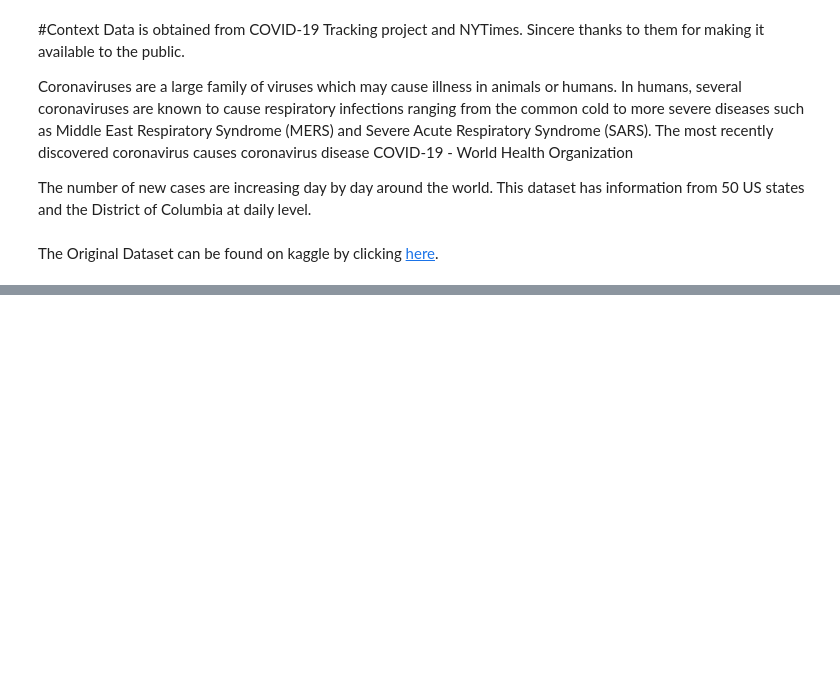
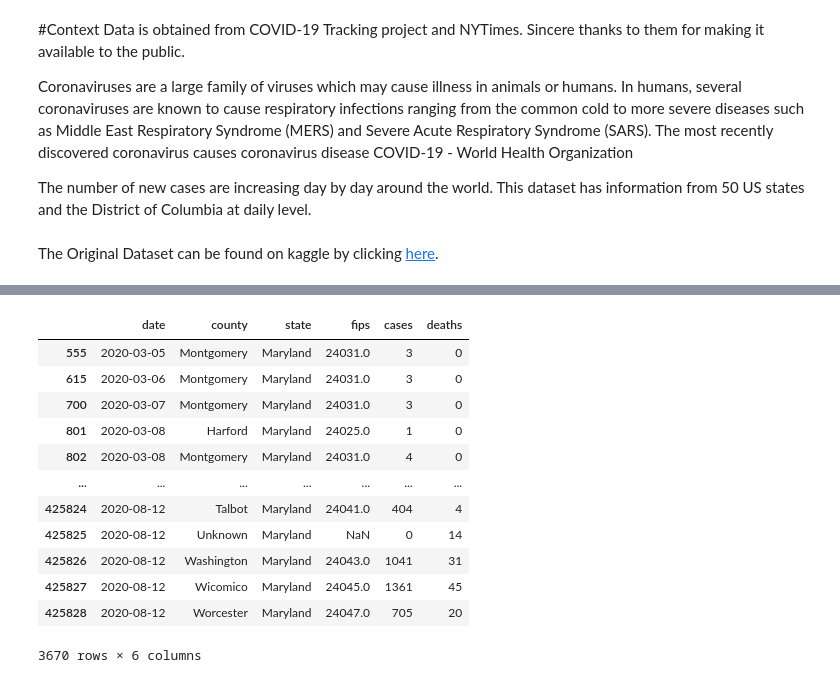
Before and after one commit to JoshuaHaga/DS-Unit-1-Sprint-3-Linear-Algebra, a Jupyter notebook: Covid_19_analysis.ipynb, the cells around one changed output, grey strips where cells are left out. Drawn from its saved outputs; the diff is of its cells as text; code cells hidden in the pictures; blank space fills up the shorter version.

```diff
--- a/Covid_19_analysis.ipynb
+++ b/Covid_19_analysis.ipynb
@@ -38,0 +49,5 @@ The Original Dataset can be found on kaggle by clicking [here](https://www.kaggl
+# %%
+### These 3 dataframes come from the kaggle dataset 'COVID-19 in USA'
+counties = pd.read_csv('/content/us_counties_covid19_daily.csv')
+states   = pd.read_csv('/content/us_states_covid19_daily.csv')
+us       = pd.read_csv('/content/us_states_covid19_daily.csv')
@@ -38,0 +111,17 @@ The Original Dataset can be found on kaggle by clicking [here](https://www.kaggl
+# %%
+md_counties = counties[counties['state']=='Maryland']
+md_counties
+# %% [output]
+|  | date | county | state | fips | cases | deaths |
+| 555 | 2020-03-05 | Montgomery | Maryland | 24031.0 | 3 | 0 |
+| 615 | 2020-03-06 | Montgomery | Maryland | 24031.0 | 3 | 0 |
+| 700 | 2020-03-07 | Montgomery | Maryland | 24031.0 | 3 | 0 |
+| 801 | 2020-03-08 | Harford | Maryland | 24025.0 | 1 | 0 |
+| 802 | 2020-03-08 | Montgomery | Maryland | 24031.0 | 4 | 0 |
+| ... | ... | ... | ... | ... | ... | ... |
+| 425824 | 2020-08-12 | Talbot | Maryland | 24041.0 | 404 | 4 |
+| 425825 | 2020-08-12 | Unknown | Maryland | NaN | 0 | 14 |
+| 425826 | 2020-08-12 | Washington | Maryland | 24043.0 | 1041 | 31 |
+| 425827 | 2020-08-12 | Wicomico | Maryland | 24045.0 | 1361 | 45 |
+| 425828 | 2020-08-12 | Worcester | Maryland | 24047.0 | 705 | 20 |
+3670 rows × 6 columns
```
Also changed, not shown: parts of 18 cells of this notebook.
